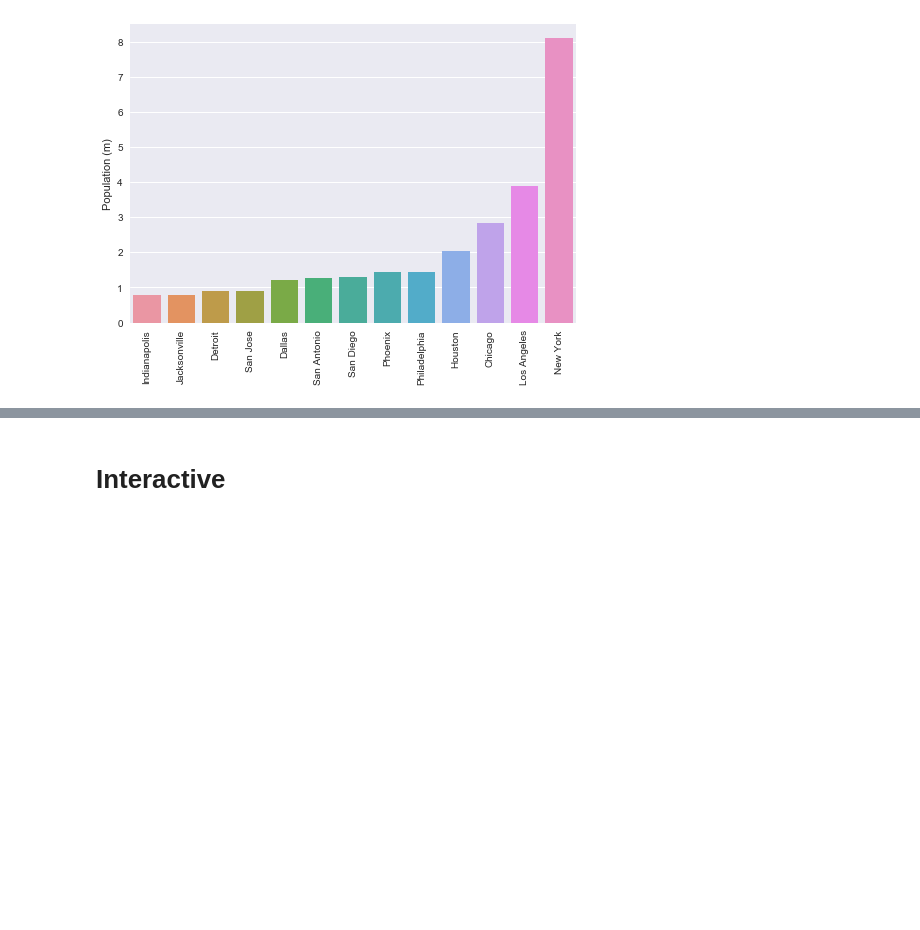
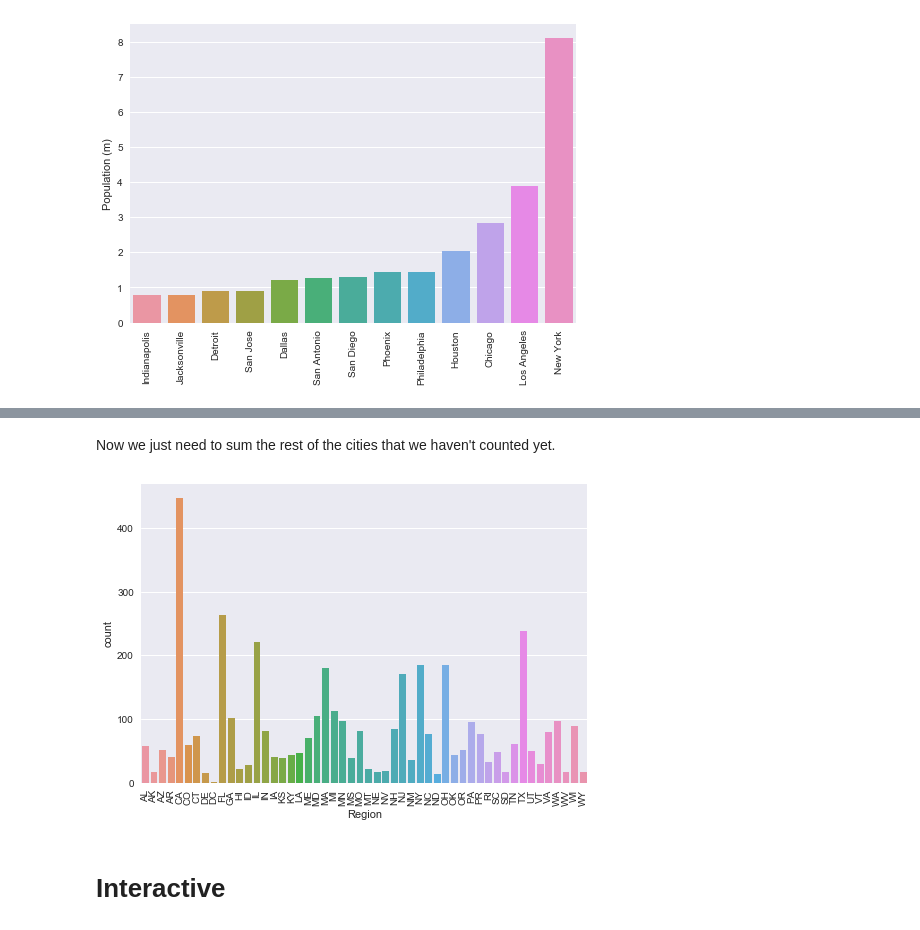
Before and after one commit to dovinmu/python-viz-notebooks, a Jupyter notebook: bar_chart.ipynb, the cells around one changed output, grey strips where cells are left out. Drawn from its saved outputs; the diff is of its cells as text; code cells hidden in the pictures; blank space fills up the shorter version.

```diff
--- a/bar_chart.ipynb
+++ b/bar_chart.ipynb
@@ -74,3 +152,11 @@ plt.show()
+# %% [markdown]
+Now we just need to sum the rest of the cities that we haven't counted yet.
+# %%
+seaborn.countplot(x="Region", data=df)
+plt.xticks(rotation="vertical")
+plt.show()
+# %% [output]
+[figure, added]
 # %% [markdown]
 # Interactive
 # %% [markdown]
```
Also changed, not shown: parts of 9 cells of this notebook.
